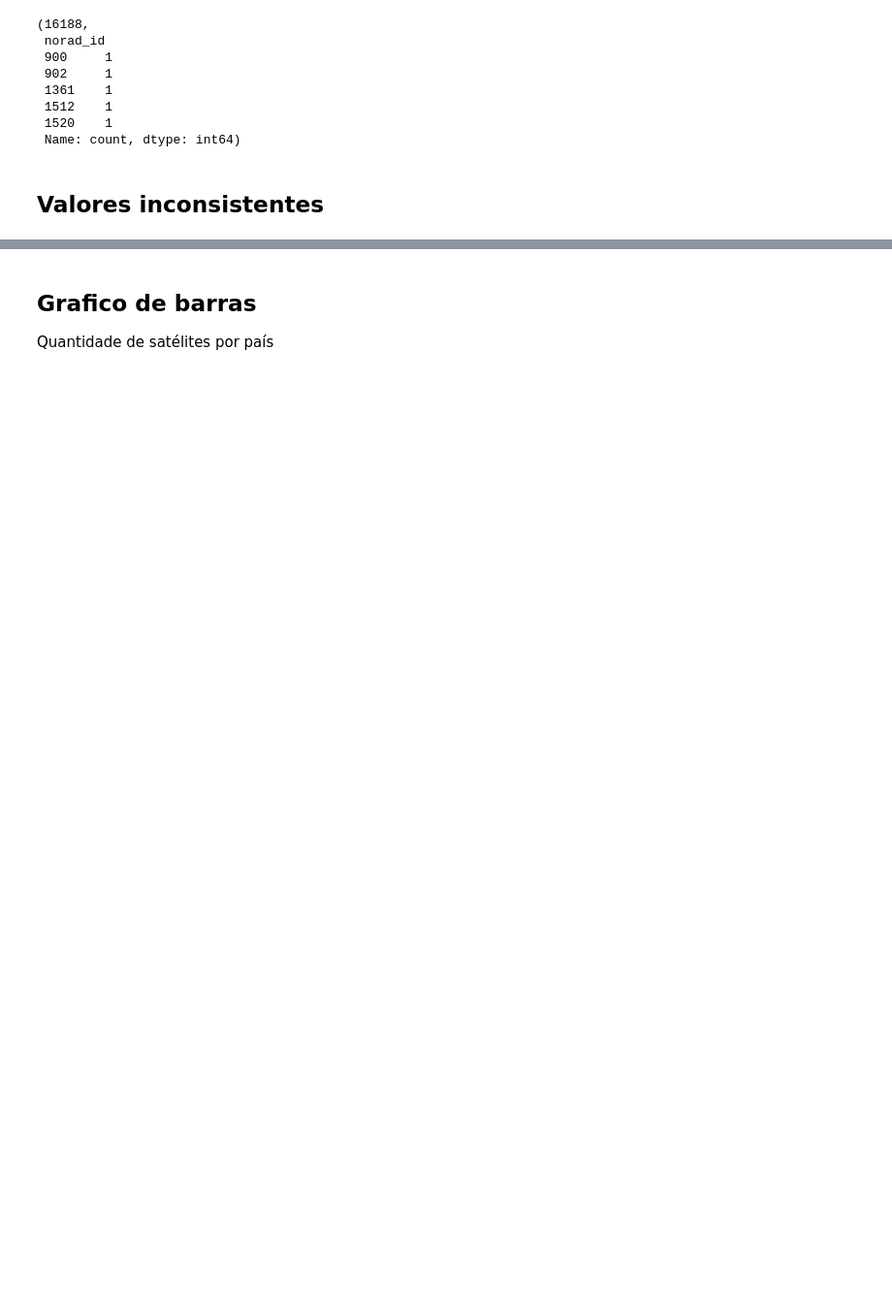
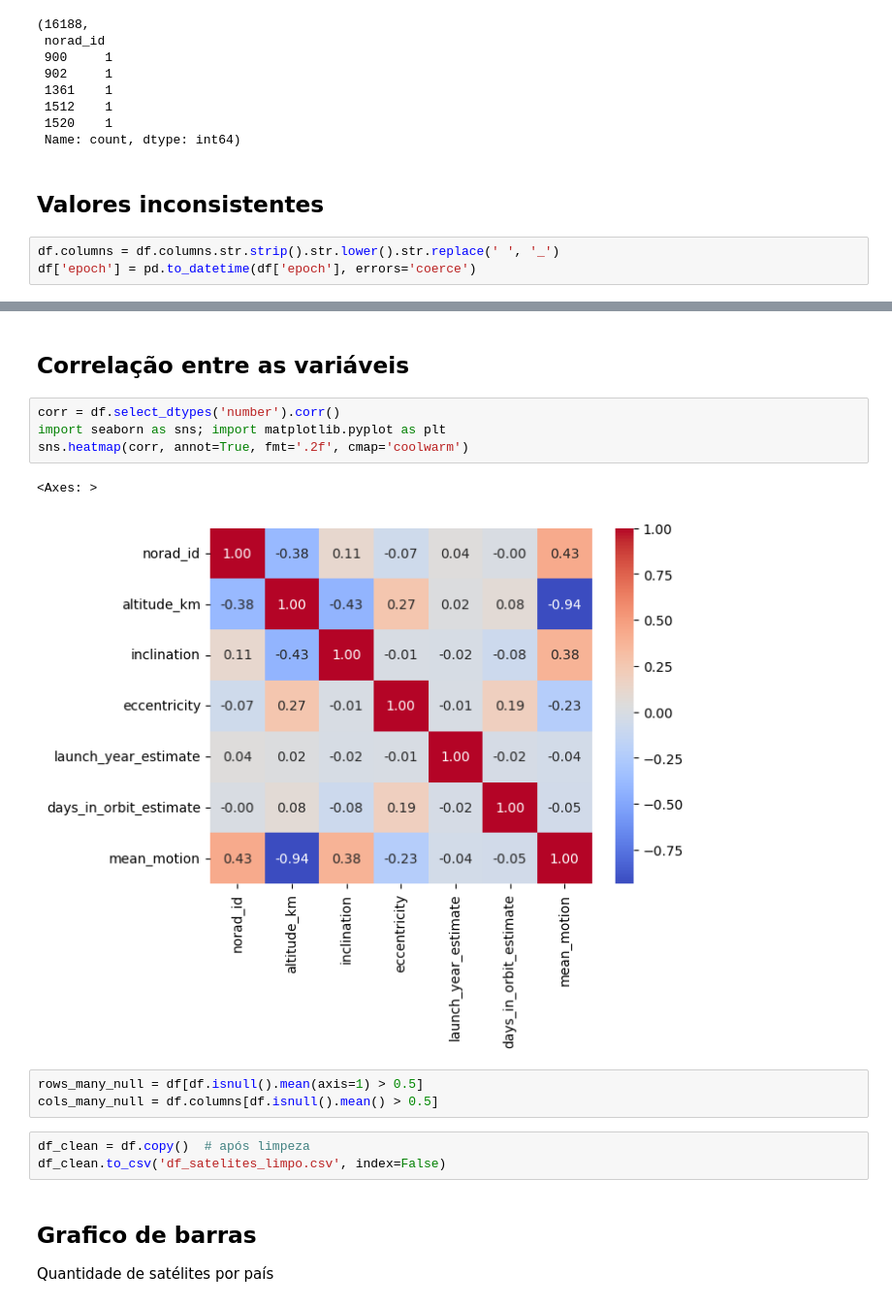
Before and after one commit to MGmanfre/GS-DataScience, a Jupyter notebook: data.ipynb, the cells around one changed output, grey strips where cells are left out. Shown at 97% size. Saved outputs shown, nothing was run; the diff lists cells and outputs as text; blank space fills up the shorter version.

```diff
--- a/data.ipynb
+++ b/data.ipynb
@@ -194,3 +292,5 @@ df['norad_id'].nunique(), df['norad_id'].value_counts().head()
 # %% [markdown]
 ## Valores inconsistentes
 # %%
+df.columns = df.columns.str.strip().str.lower().str.replace(' ', '_')
+df['epoch'] = pd.to_datetime(df['epoch'], errors='coerce')
@@ -210,3 +314,18 @@ Name: epoch, Length: 16188, dtype: datetime64[us]
+# %% [markdown]
+## Correlação entre as variáveis
+# %%
+corr = df.select_dtypes('number').corr()
+import seaborn as sns; import matplotlib.pyplot as plt
+sns.heatmap(corr, annot=True, fmt='.2f', cmap='coolwarm')
+# %% [output]
+<Axes: >
+[figure, added]
+# %%
+rows_many_null = df[df.isnull().mean(axis=1) > 0.5]
+cols_many_null = df.columns[df.isnull().mean() > 0.5]
+# %%
+df_clean = df.copy()  # após limpeza
+df_clean.to_csv('df_satelites_limpo.csv', index=False)
 # %% [markdown]
 ## Grafico de barras
 Quantidade de satélites por país
```
Also changed, not shown: parts of 17 cells of this notebook.
